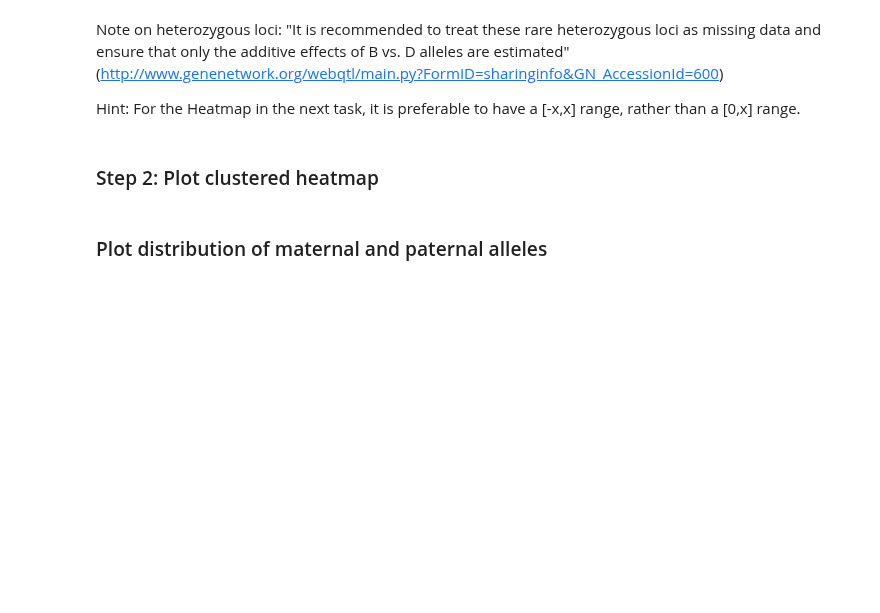
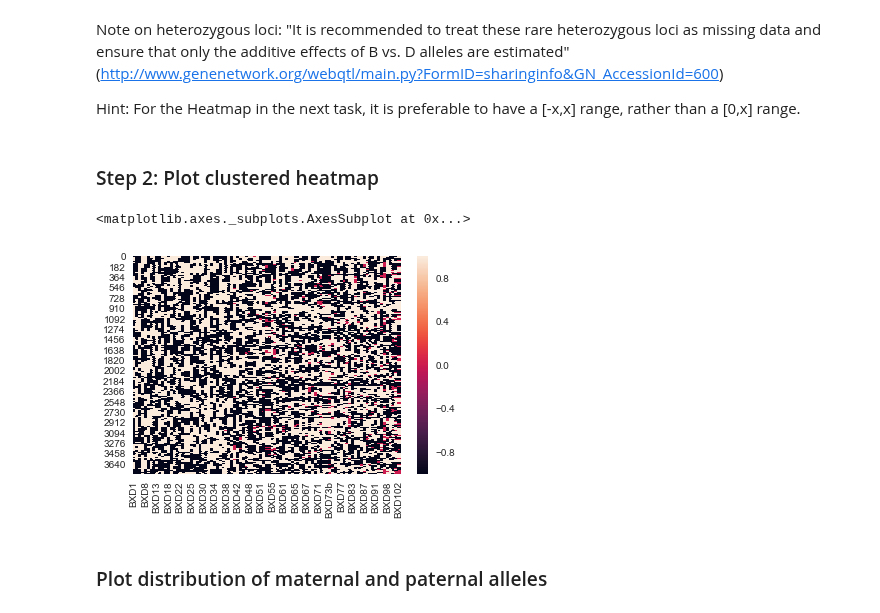
Before and after one commit to TrisKast/DataScience-Bioinformatics, a Jupyter notebook: notebooks/Day2_Exploratory_Analysis.ipynb, the cells around one changed output. Cells and saved outputs as stored; diff of their text form; code cells hidden in the pictures; blank space fills up the shorter version.

Commit message:
produces heatmap

```diff
--- a/notebooks/Day2_Exploratory_Analysis.ipynb
+++ b/notebooks/Day2_Exploratory_Analysis.ipynb
@@ -44,5 +49,10 @@ The mouse genotype data is provided as a tab-delimited text file (you can check
 ## Task: Load genotype file into a pandas dataframe using the correct read function
 # %% [markdown]
 The supplementary file aad0189_DataFileS4_Genotype.txt corresponds to BXD_3000.geno and BXD.geno on [genenetwork.org](http://www.genenetwork.org/webqtl/main.py?FormID=sharinginfo&GN_AccessionId=600). BXD17000 on the other hand contains roughly 17000 markers.
+# %%
+import pandas as pandas
+
+# read genotype txt file
+genotype = pandas.read_table('inputFiles/aad0189_DataFileS4.txt', sep="\t", skiprows=6)
 # %% [markdown]
 ## Task: Check if import worked by displaying the first 10 rows of the dataframe
@@ -61,8 +104,26 @@ You may have to have a look at the file header of the genotype file as well as t
 Note on heterozygous loci: "It is recommended to treat these rare heterozygous loci as missing data and ensure that only the additive effects of B vs. D alleles are estimated" (http://www.genenetwork.org/webqtl/main.py?FormID=sharinginfo&GN_AccessionId=600)
 
 Hint: For the Heatmap in the next task, it is preferable to have a [-x,x] range, rather than a [0,x] range.
+# %%
+# substitute letters with values
+genotype_num = genotype.replace(['B', 'D', 'U', 'H'], [-1, 1, 0, 0])
+
+# drop first 4 columns
+genotype_num = genotype_num.drop(genotype.columns[[0,1,2,3]], axis=1)
+
+# print first 10 rows
+#genotype_num.head(10)
 # %% [markdown]
 ### Step 2: Plot clustered heatmap
+# %%
+import seaborn as sns
+
+sns.set()
+
+sns.heatmap(data=genotype_num)
+# %% [output]
+<matplotlib.axes._subplots.AxesSubplot at 0x...>
+[figure, added]
 # %% [markdown]
 ### Plot distribution of maternal and paternal alleles
 # %% [markdown]
```
Also changed, not shown: parts of 9 cells of this notebook.
